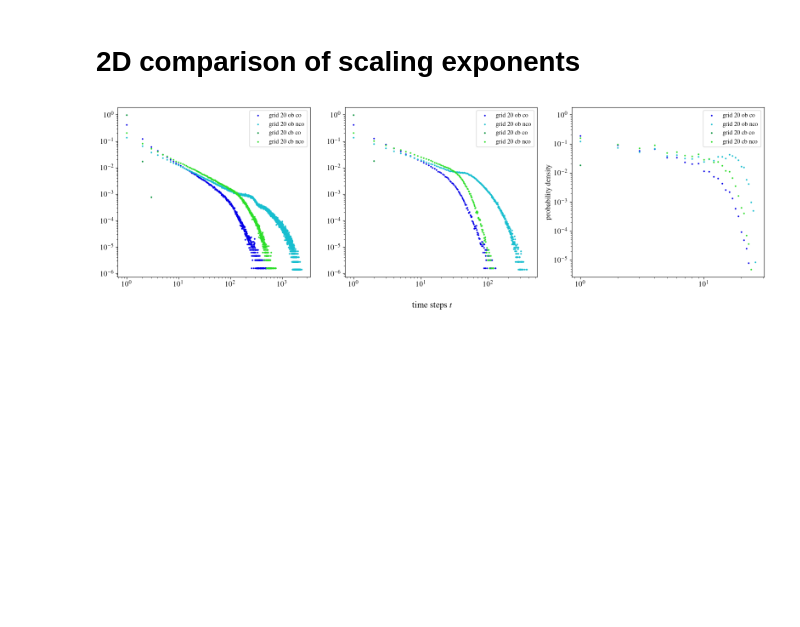
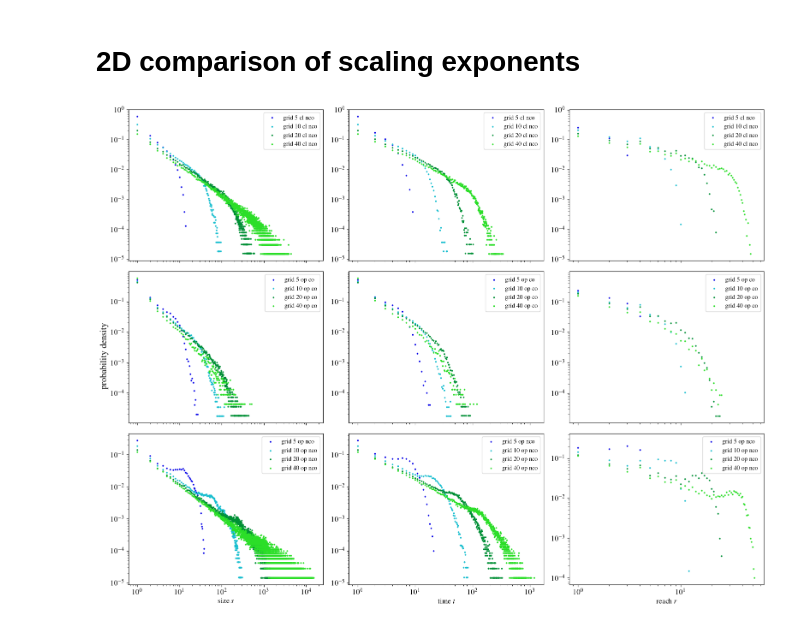
Before and after one commit to GabrielRemi/Sandpile, a Jupyter notebook: Code/analysis.ipynb, the cells around one changed output. Saved outputs shown, nothing was run; the diff lists cells and outputs as text; code cells hidden in the pictures; blank space fills up the shorter version.

```diff
--- a/Code/analysis.ipynb
+++ b/Code/analysis.ipynb
@@ -65,34 +77,42 @@ plt.savefig(fig_dir / "2d_grid_comparison_open_conservative.png", bbox_inches="t
 
 # 2D comparison of scaling exponents
 # %%
-args = [
-    (2, 20, "o", "c", 7),
-    (2, 20, "o", "n", 7),
-    (2, 20, "c", "c", 7),
-    (2, 20, "c", "n", 7),
-]
+fig, ax = plt.subplots(3, 3, figsize=(16, 12), sharex="col")
 
-fig, ax = plt.subplots(1, 3, figsize=(16, 5))
+fig.supylabel("probability density")
 
-handles, labels = None, None
-for params in args:
-    system, data = load_system(*params)
+# closed non conservative, different grid
+for grid in grid_sizes:
+    data_dir = Path().cwd().joinpath(f"data/d2_g{grid}_c7_cl_nco")
+    df = load_combine_avalanche_data_samples(data_dir)
+
     for i, obs in enumerate("size time reach".split()):
-        y, x = get_hist(data[obs])
+        x, y = get_hist(df[obs])
+        draw_distribution(x, y, axis=ax[0, i], label=f"grid {grid} cl nco")
+        ax[0, i].legend(fontsize="small")
 
-        b = params[2] + "b"
-        p = "co" if params[3] == "c" else "nco"
+# open conservative, different grid
+for grid in grid_sizes:
+    data_dir = Path().cwd().joinpath(f"data/d2_g{grid}_c7_op_co")
+    df = load_combine_avalanche_data_samples(data_dir)
 
-        draw_distribution(x, y, label=f"grid {20} {b} {p}", axis=ax[i])
-        ax[i].legend(fontsize="small")
-        # handles, labels = ax[i].get_legend_handles_labels()
-        # ax[i].legend().remove()
+    for i, obs in enumerate("size time reach".split()):
+        x, y = get_hist(df[obs])
+        draw_distribution(x, y, axis=ax[1, i], label=f"grid {grid} op co")
+        ax[1, i].legend(fontsize="small")
 
-    del system
+# open conservative, different grid
+for grid in grid_sizes:
+    data_dir = Path().cwd().joinpath(f"data/d2_g{grid}_c7_op_nco")
+    df = load_combine_avalanche_data_samples(data_dir)
 
-gc.collect()
-fig.supxlabel("time steps $t$")
-plt.ylabel("probability density")
-plt.savefig(fig_dir/"2d_comparison_scaling_exponents.png", dpi=300)
+    for i, obs in enumerate("size time reach".split()):
+        x, y = get_hist(df[obs])
+        draw_distribution(x, y, axis=ax[2, i], label=f"grid {grid} op nco")
+        ax[2, i].legend(fontsize="small")
+        ax[2, i].set_xlabel(f"{obs} ${obs[0]}$")
+#
+plt.savefig(fig_dir / "comparison_grid_distributions.png", dpi=300)
+plt.savefig(fig_dir / "comparison_grid_distributions.pdf", dpi=300)
 # %% [output]
-[figure, old version]
+[figure, new version]
```
Also changed, not shown: parts of 3 cells of this notebook, 13 other files.
